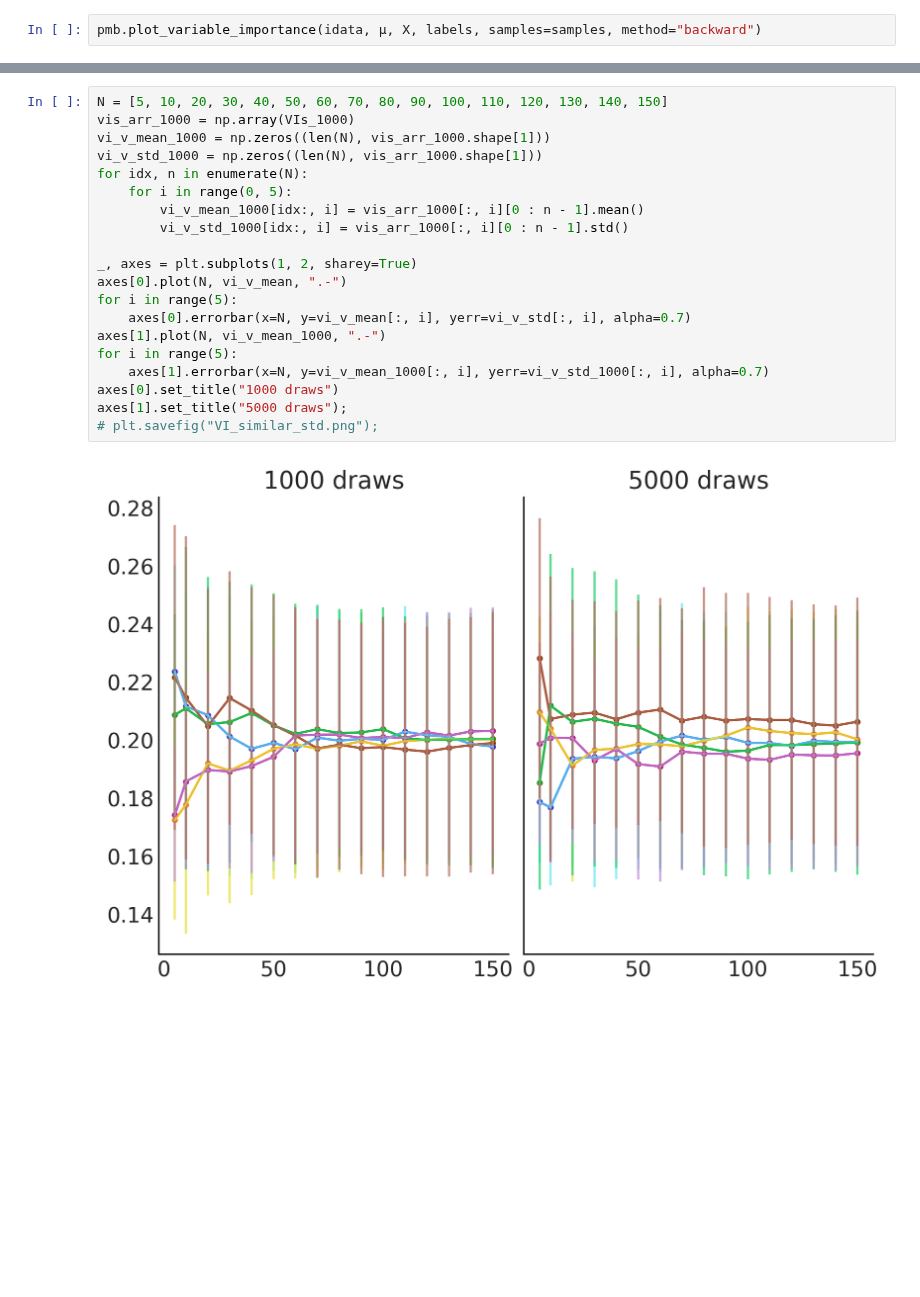
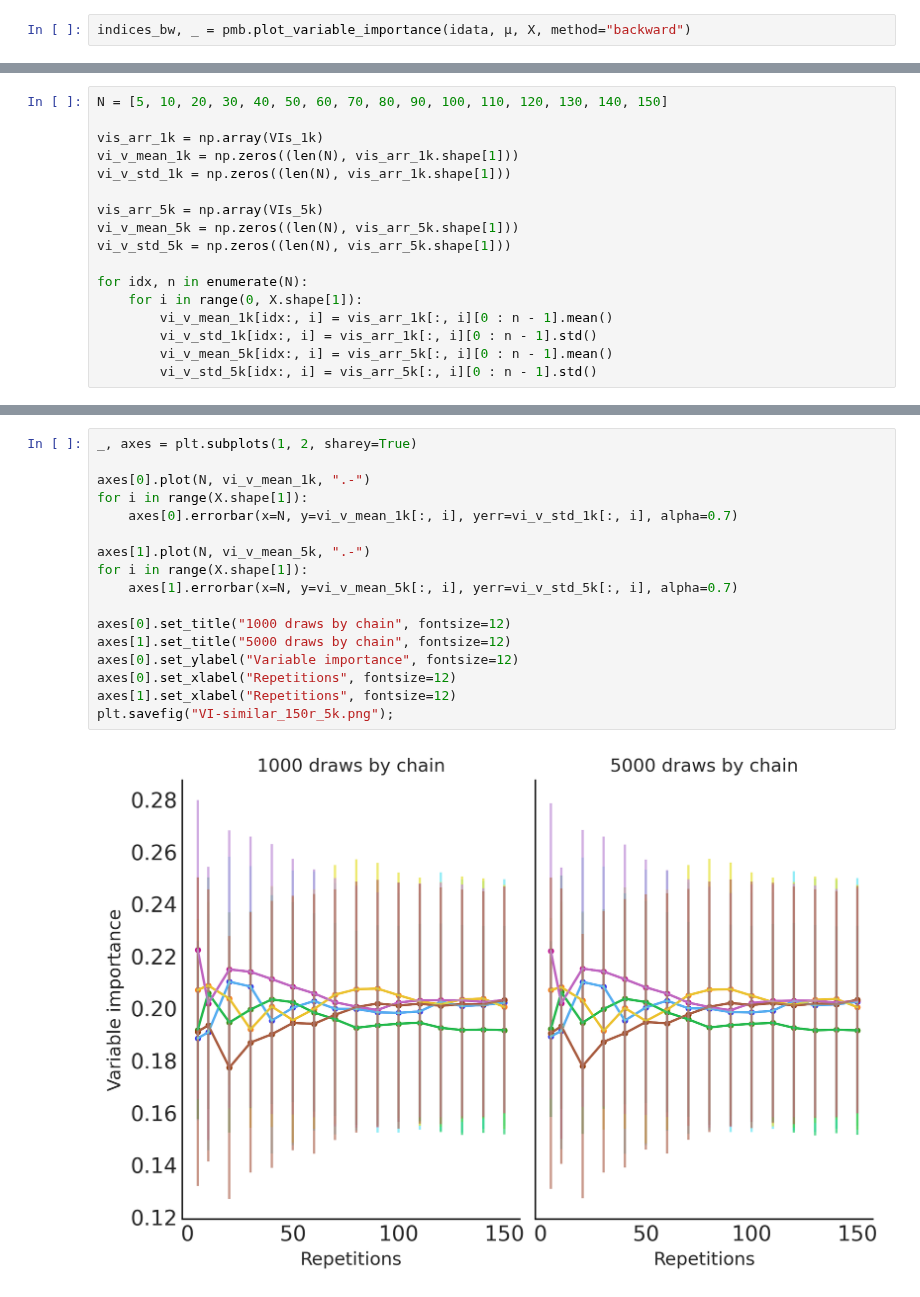
Before and after one commit to Grupo-de-modelado-probabilista/BART, a Jupyter notebook: variable_selection/VI-similar.ipynb, the cells around one changed output, grey strips where cells are left out. Drawn from its saved outputs; the diff is of its cells as text; blank space fills up the shorter version.

```diff
--- a/variable_selection/VI-similar.ipynb
+++ b/variable_selection/VI-similar.ipynb
@@ -39,3 +52,3 @@ ordered_var_idx, axes = pmb.plot_variable_importance(
 # %%
-pmb.plot_variable_importance(idata, μ, X, labels, samples=samples, method="backward")
+indices_bw, _ = pmb.plot_variable_importance(idata, μ, X, method="backward")
 # %% [output]
@@ -479 +381,18 @@ CompoundStep
+# %%
+N = [5, 10, 20, 30, 40, 50, 60, 70, 80, 90, 100, 110, 120, 130, 140, 150]
+
+vis_arr_1k = np.array(VIs_1k)
+vi_v_mean_1k = np.zeros((len(N), vis_arr_1k.shape[1]))
+vi_v_std_1k = np.zeros((len(N), vis_arr_1k.shape[1]))
+
+vis_arr_5k = np.array(VIs_5k)
+vi_v_mean_5k = np.zeros((len(N), vis_arr_5k.shape[1]))
+vi_v_std_5k = np.zeros((len(N), vis_arr_5k.shape[1]))
+
+for idx, n in enumerate(N):
+    for i in range(0, X.shape[1]):
+        vi_v_mean_1k[idx:, i] = vis_arr_1k[:, i][0 : n - 1].mean()
+        vi_v_std_1k[idx:, i] = vis_arr_1k[:, i][0 : n - 1].std()
+        vi_v_mean_5k[idx:, i] = vis_arr_5k[:, i][0 : n - 1].mean()
+        vi_v_std_5k[idx:, i] = vis_arr_5k[:, i][0 : n - 1].std()
 # %%
@@ -496,22 +410,19 @@ axes[1].set_title("5000 draws");
 # %%
-N = [5, 10, 20, 30, 40, 50, 60, 70, 80, 90, 100, 110, 120, 130, 140, 150]
-vis_arr_1000 = np.array(VIs_1000)
-vi_v_mean_1000 = np.zeros((len(N), vis_arr_1000.shape[1]))
-vi_v_std_1000 = np.zeros((len(N), vis_arr_1000.shape[1]))
-for idx, n in enumerate(N):
-    for i in range(0, 5):
-        vi_v_mean_1000[idx:, i] = vis_arr_1000[:, i][0 : n - 1].mean()
-        vi_v_std_1000[idx:, i] = vis_arr_1000[:, i][0 : n - 1].std()
+_, axes = plt.subplots(1, 2, sharey=True)
 
-_, axes = plt.subplots(1, 2, sharey=True)
-axes[0].plot(N, vi_v_mean, ".-")
-for i in range(5):
-    axes[0].errorbar(x=N, y=vi_v_mean[:, i], yerr=vi_v_std[:, i], alpha=0.7)
-axes[1].plot(N, vi_v_mean_1000, ".-")
-for i in range(5):
-    axes[1].errorbar(x=N, y=vi_v_mean_1000[:, i], yerr=vi_v_std_1000[:, i], alpha=0.7)
-axes[0].set_title("1000 draws")
-axes[1].set_title("5000 draws");
-# plt.savefig("VI_similar_std.png");
+axes[0].plot(N, vi_v_mean_1k, ".-")
+for i in range(X.shape[1]):
+    axes[0].errorbar(x=N, y=vi_v_mean_1k[:, i], yerr=vi_v_std_1k[:, i], alpha=0.7)
+
+axes[1].plot(N, vi_v_mean_5k, ".-")
+for i in range(X.shape[1]):
+    axes[1].errorbar(x=N, y=vi_v_mean_5k[:, i], yerr=vi_v_std_5k[:, i], alpha=0.7)
+
+axes[0].set_title("1000 draws by chain", fontsize=12)
+axes[1].set_title("5000 draws by chain", fontsize=12)
+axes[0].set_ylabel("Variable importance", fontsize=12)
+axes[0].set_xlabel("Repetitions", fontsize=12)
+axes[1].set_xlabel("Repetitions", fontsize=12)
+plt.savefig("VI-similar_150r_5k.png");
 # %% [output]
-[figure, old version]
+[figure, new version]
```
Also changed, not shown: parts of 35 cells of this notebook.
